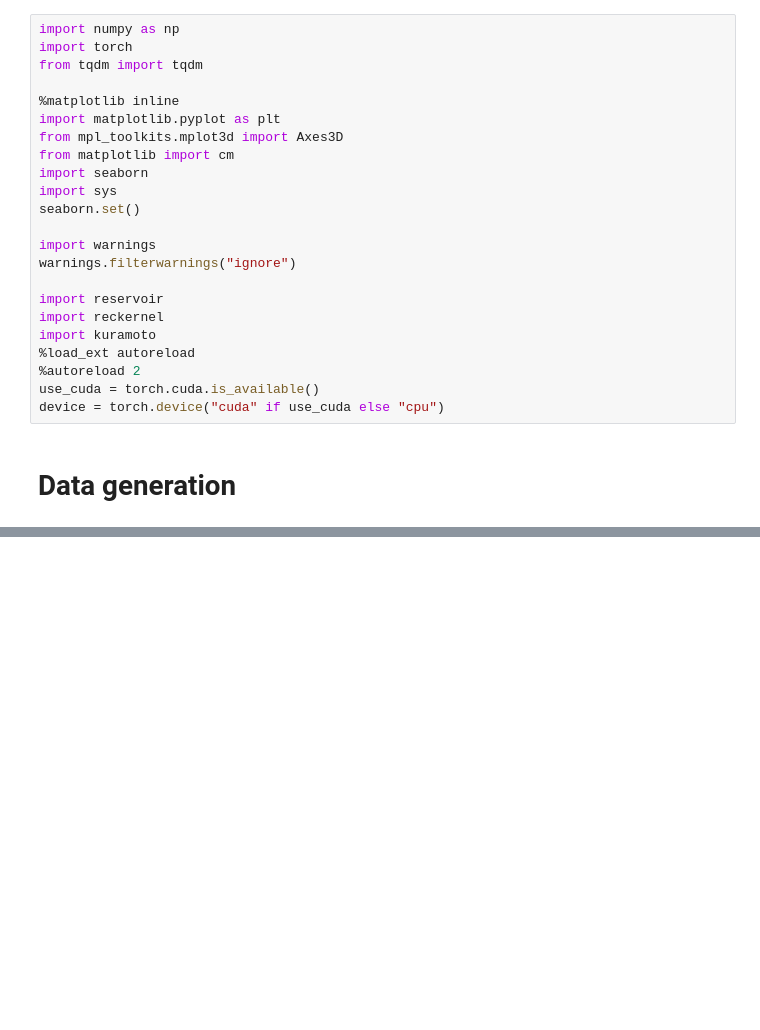
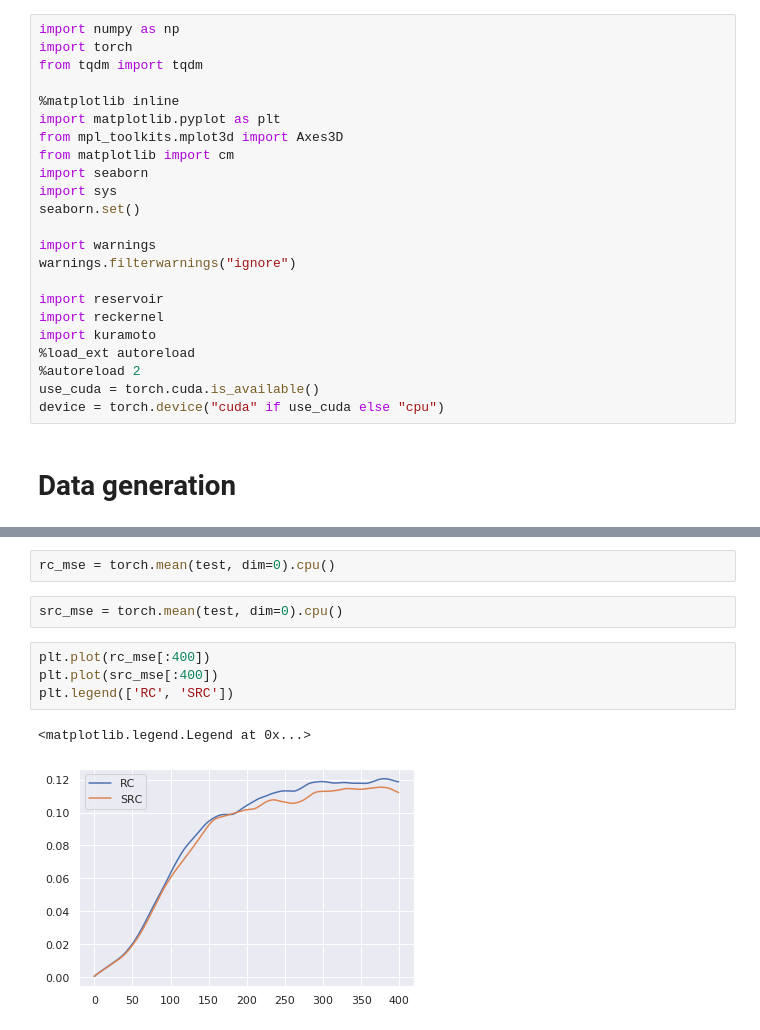
Before and after one commit to rubenohana/Reservoir-computing-kernels, a Jupyter notebook: ks_mse.ipynb, the cells around one changed output, grey strips where cells are left out. Saved outputs shown, nothing was run; the diff lists cells and outputs as text; blank space fills up the shorter version.

```diff
--- a/ks_mse.ipynb
+++ b/ks_mse.ipynb
@@ -49,0 +83,11 @@ plt.title("Kuramoto-Sivashisky time series")
+# %%
+rc_mse = torch.mean(test, dim=0).cpu()
+# %%
+src_mse = torch.mean(test, dim=0).cpu()
+# %%
+plt.plot(rc_mse[:400])
+plt.plot(src_mse[:400])
+plt.legend(['RC', 'SRC'])
+# %% [output]
+<matplotlib.legend.Legend at 0x...>
+[figure, added]
```
Also changed, not shown: parts of 19 cells of this notebook, 2 other files.
